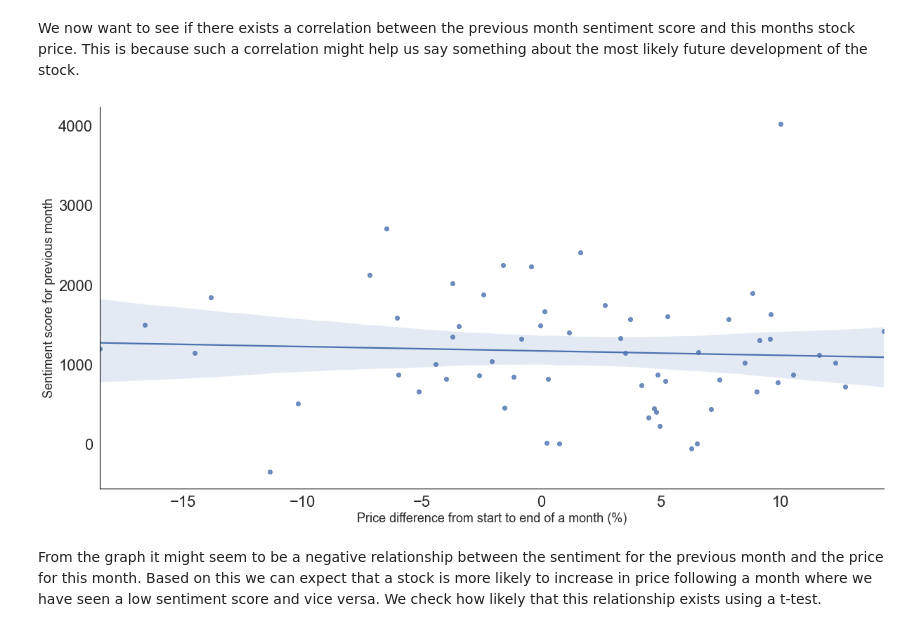
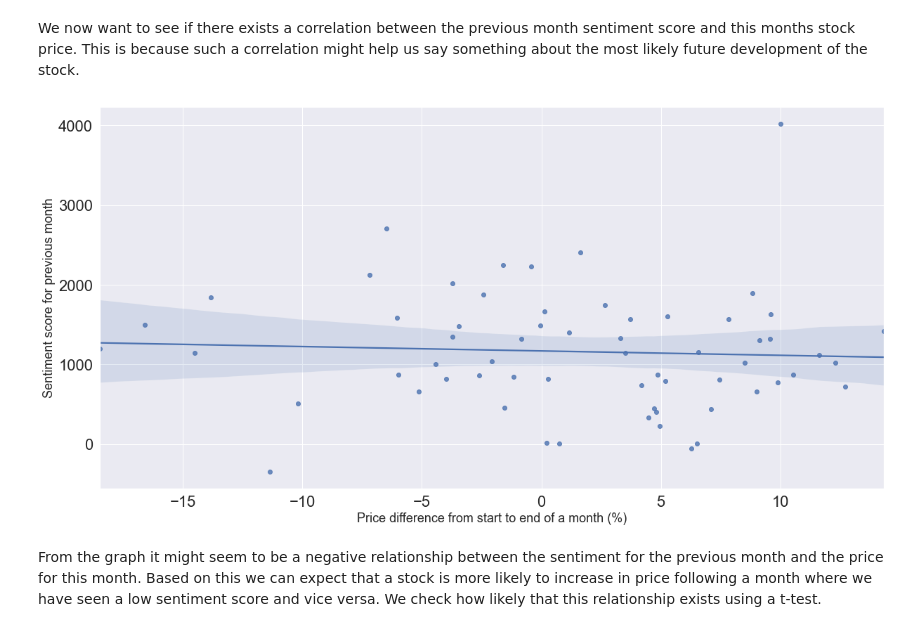
Before and after one commit to epfl-ada/ada-2021-project-club6analysis, a Jupyter notebook: stock_sentiment_analysis_2.ipynb, the cells around one changed output. Saved outputs shown, nothing was run; the diff lists cells and outputs as text; code cells hidden in the pictures.

```diff
--- a/stock_sentiment_analysis_2.ipynb
+++ b/stock_sentiment_analysis_2.ipynb
@@ -207,7 +207,7 @@ stock_price_sentiment_monthly.head()
 We then plot the development of the stock price and the development of the sentiment to see if we see any obvious relationships between the two.
 # %%
 fig, ax=plt.subplots(figsize=(20,10))
-sns.set_theme(style='white', rc={'axes.spines.right': False, 'axes.spines.top': False}, font_scale=2)
+sns.set_theme(rc={'axes.spines.right': False, 'axes.spines.top': False}, font_scale=2)
 sns.set(font_scale=2)
 ax=sns.regplot(x=stock_price_sentiment_monthly.Price_difference, y=stock_price_sentiment_monthly.Sentiment_score)
 ax.set_xlabel('Price difference from start to end of a month (%)', size=18)
@@ -238,13 +238,13 @@ sentiment_previous_month['Date']=sentiment_previous_month['Date']-DateOffset(mon
 stock_sentiment_previous_month=pd.merge(stock_diff_monthly, sentiment_previous_month, how='inner', on = 'Date')
 # %%
 fig, ax=plt.subplots(figsize=(20,10))
-sns.set_theme(style='white', rc={'axes.spines.right': False, 'axes.spines.top': False}, font_scale=2)
+sns.set_theme(rc={'axes.spines.right': False, 'axes.spines.top': False}, font_scale=2)
 sns.set(font_scale=2)
 ax=sns.regplot(x=stock_sentiment_previous_month.Price_difference, y=stock_sentiment_previous_month.Sentiment_score)
 ax.set_xlabel('Price difference from start to end of a month (%)', size=18)
 ax.set_ylabel('Sentiment score for previous month', size=18);
 # %% [output]
-[figure, old version]
+[figure, new version]
 # %% [markdown]
 From the graph it might seem to be a negative relationship between the sentiment for the previous month and the price for this month. Based on this we can expect that a stock is more likely to increase in price following a month where we have seen a low sentiment score and vice versa. We check how likely that this relationship exists using a t-test.
 # %%
```
Also changed, not shown: parts of 2 cells of this notebook.
